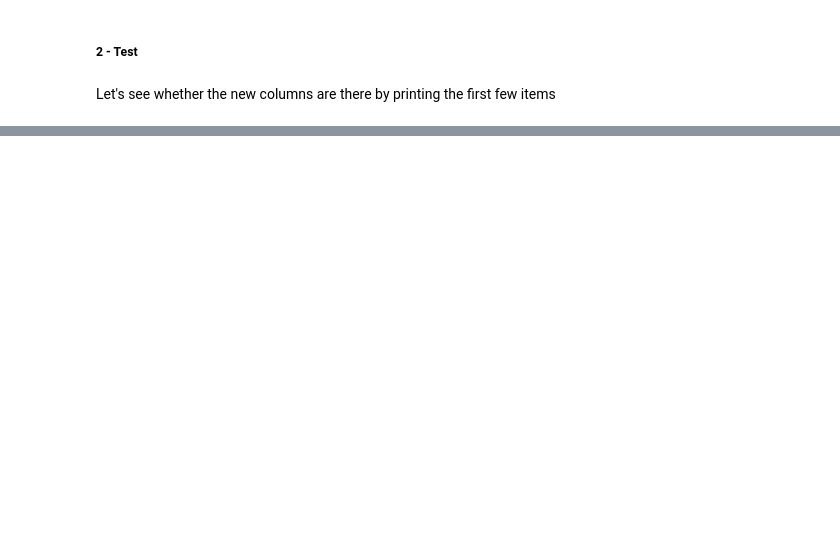
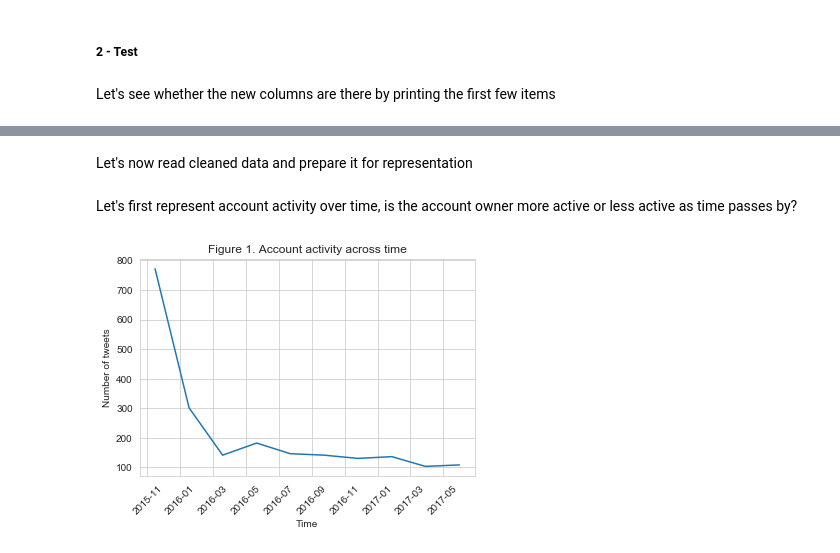
Before and after one commit to aleromar/DataWranglingOnTweeterDb, a Jupyter notebook: wrangle_act.ipynb, the cells around one changed output, grey strips where cells are left out. Drawn from its saved outputs; the diff is of its cells as text; code cells hidden in the pictures; blank space fills up the shorter version.

```diff
--- a/wrangle_act.ipynb
+++ b/wrangle_act.ipynb
@@ -853,0 +860,31 @@ archive_df_clean.head()
+# %%
+import seaborn as sns
+sns.set_style("whitegrid")
+# %% [markdown]
+Let's now read cleaned data and prepare it for representation
+# %%
+# Read cleaned data from wrangle_act
+archive_df = pd.read_csv('twitter_archive_master.csv')
+image_df = pd.read_csv('image_prediction_master.csv')
+# After reading a csv, cast timestamps to datetime
+archive_df.timestamp = pd.to_datetime(archive_df.timestamp)
+archive_df_sorted = archive_df.sort_values(by='timestamp').reset_index()
+# Sort the dataframe according to time and bin the dataframe to find patterns across time
+start = archive_df_sorted.iloc[0]['timestamp']
+end = archive_df_sorted.iloc[-1]['timestamp']
+numbins = 11
+bins = pd.date_range(start,end,numbins)
+archive_df_sorted['timeSlot'] = pd.cut(archive_df_sorted.timestamp, bins,labels=[str(i) for i in range(0,numbins-1)])
+# %% [markdown]
+Let's first represent account activity over time, is the account owner more active or less active as time passes by?
+# %%
+# Plot number of tweets on each period to find out whether account activity has increased or decreased overtime
+plt.figure()
+figsize=(12, 10)
+plt.plot([b.date() for b in bins[:-1]],archive_df_sorted.groupby('timeSlot').tweet_id.count().values);
+plt.title('Figure 1. Account activity across time')
+plt.xlabel('Time')
+plt.ylabel('Number of tweets')
+plt.xticks(rotation=45);
+# %% [output]
+[figure, added]
```
Also changed, not shown: parts of 18 cells of this notebook, 3 other files.
